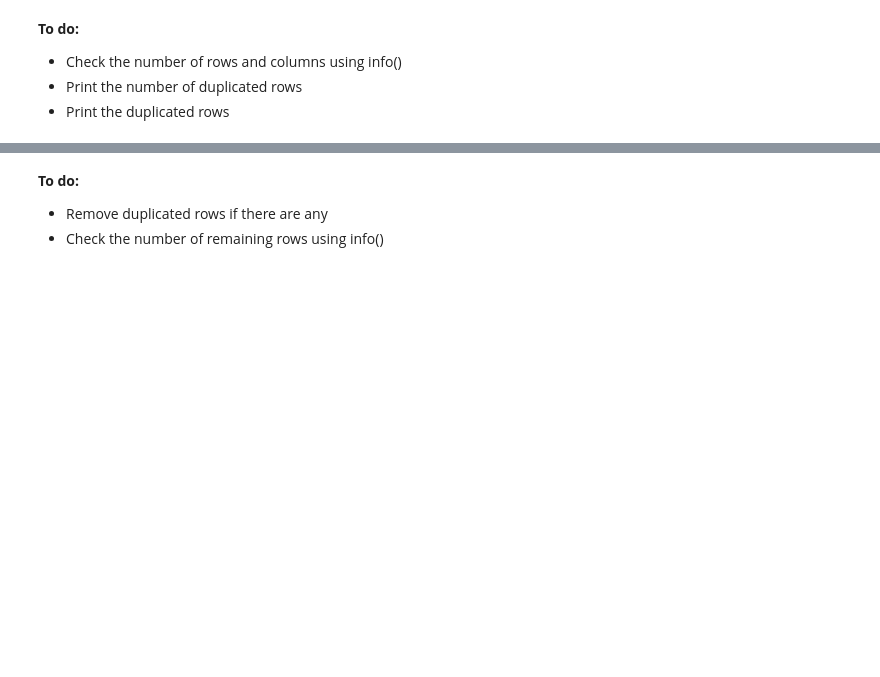
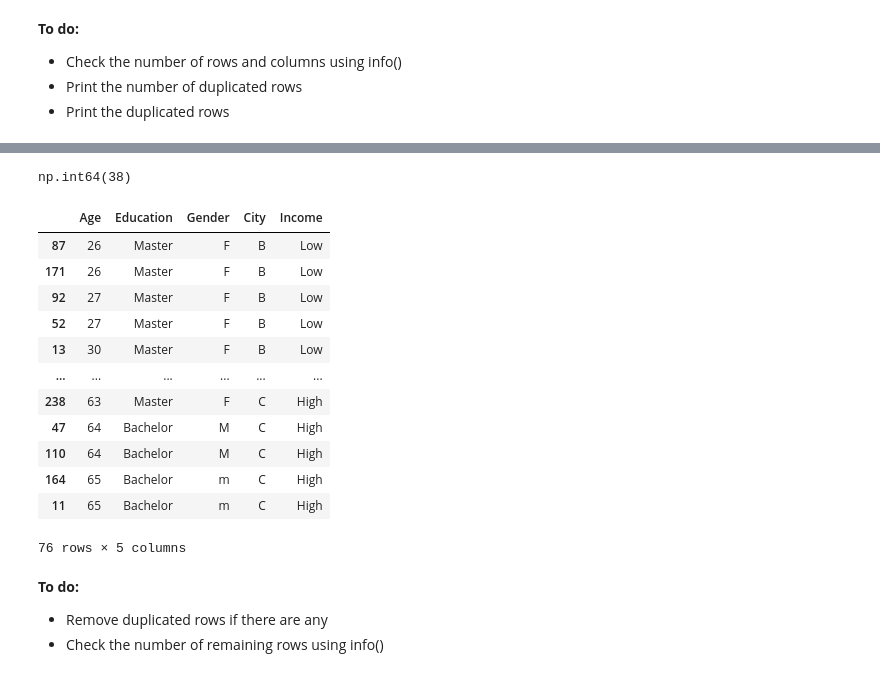
Before and after one commit to wooihaw/mlpy2507, a Jupyter notebook: exercise1.ipynb, the cells around one changed output, grey strips where cells are left out. Cells and saved outputs as stored; diff of their text form; code cells hidden in the pictures; blank space fills up the shorter version.

```diff
--- a/exercise1.ipynb
+++ b/exercise1.ipynb
@@ -24,3 +46,23 @@ df.head()
+# %%
+df.duplicated().sum()
+# %% [output]
+np.int64(38)
+# %%
+df[df.duplicated(keep=False)].sort_values(by=['Age'])
+# %% [output]
+|  | Age | Education | Gender | City | Income |
+| 87 | 26 | Master | F | B | Low |
+| 171 | 26 | Master | F | B | Low |
+| 92 | 27 | Master | F | B | Low |
+| 52 | 27 | Master | F | B | Low |
+| 13 | 30 | Master | F | B | Low |
+| ... | ... | ... | ... | ... | ... |
+| 238 | 63 | Master | F | C | High |
+| 47 | 64 | Bachelor | M | C | High |
+| 110 | 64 | Bachelor | M | C | High |
+| 164 | 65 | Bachelor | m | C | High |
+| 11 | 65 | Bachelor | m | C | High |
+76 rows × 5 columns
 # %% [markdown]
 **To do:**
 - Remove duplicated rows if there are any
```
Also changed, not shown: parts of 14 cells of this notebook, 3 other files.
